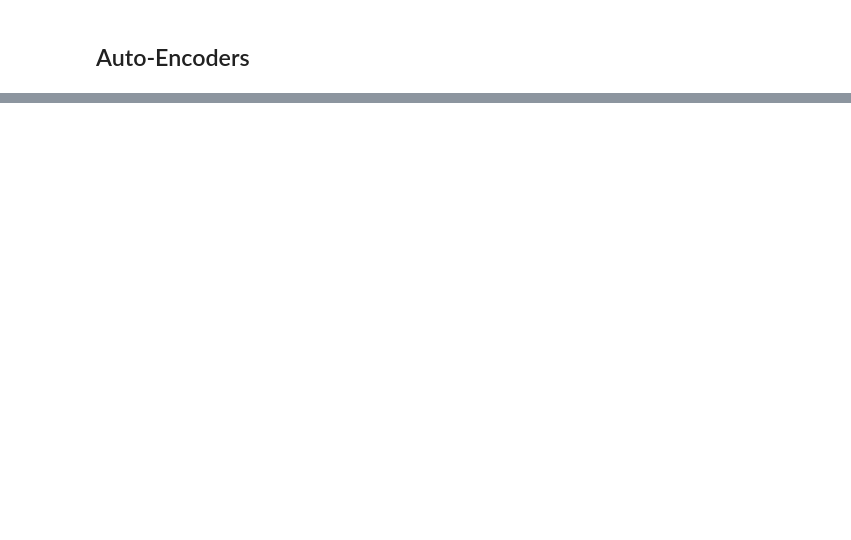
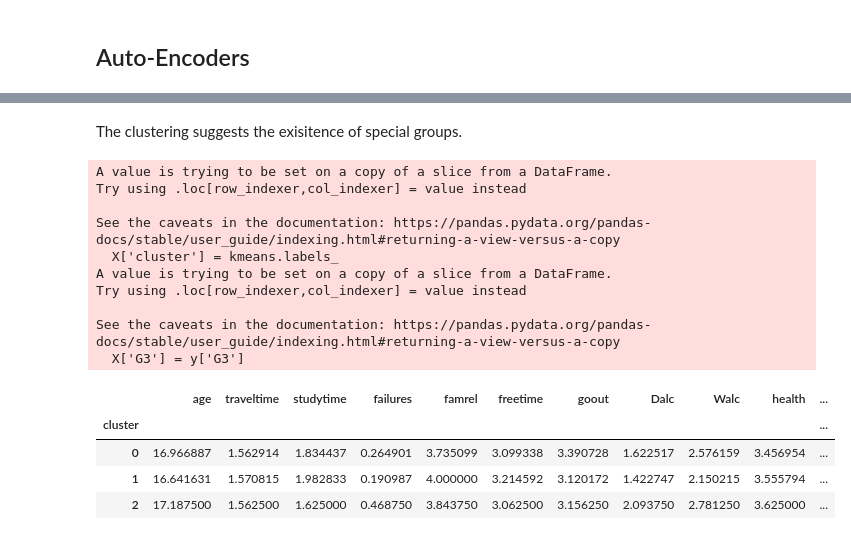
Before and after one commit to ashmitchamoli/Student-Performance-Data-Analysis, a Jupyter notebook: data-exploration.ipynb, the cells around one changed output, grey strips where cells are left out. Saved outputs shown, nothing was run; the diff lists cells and outputs as text; code cells hidden in the pictures; blank space fills up the shorter version.

Commit message:
clustering analysis

```diff
--- a/data-exploration.ipynb
+++ b/data-exploration.ipynb
@@ -131,0 +151,23 @@ plt.show()
+# %% [markdown]
+The clustering suggests the exisitence of special groups.
+# %%
+# print the average score of each student cluster
+X['cluster'] = kmeans.labels_
+X['G3'] = y['G3']
+X[numericalColumns + ['cluster']].groupby('cluster').mean()
+# %% [output]
+A value is trying to be set on a copy of a slice from a DataFrame.
+Try using .loc[row_indexer,col_indexer] = value instead
+
+See the caveats in the documentation: https://pandas.pydata.org/pandas-docs/stable/user_guide/indexing.html#returning-a-view-versus-a-copy
+  X['cluster'] = kmeans.labels_
+A value is trying to be set on a copy of a slice from a DataFrame.
+Try using .loc[row_indexer,col_indexer] = value instead
+
+See the caveats in the documentation: https://pandas.pydata.org/pandas-docs/stable/user_guide/indexing.html#returning-a-view-versus-a-copy
+  X['G3'] = y['G3']
+|  | age | traveltime | studytime | failures | famrel | freetime | goout | Dalc | Walc | health | ... |
+| cluster |  |  |  |  |  |  |  |  |  |  | ... |
+| 0 | 16.966887 | 1.562914 | 1.834437 | 0.264901 | 3.735099 | 3.099338 | 3.390728 | 1.622517 | 2.576159 | 3.456954 | ... |
+| 1 | 16.641631 | 1.570815 | 1.982833 | 0.190987 | 4.000000 | 3.214592 | 3.120172 | 1.422747 | 2.150215 | 3.555794 | ... |
+| 2 | 17.187500 | 1.562500 | 1.625000 | 0.468750 | 3.843750 | 3.062500 | 3.156250 | 2.093750 | 2.781250 | 3.625000 | ... |
```
Also changed, not shown: parts of 3 cells of this notebook.
